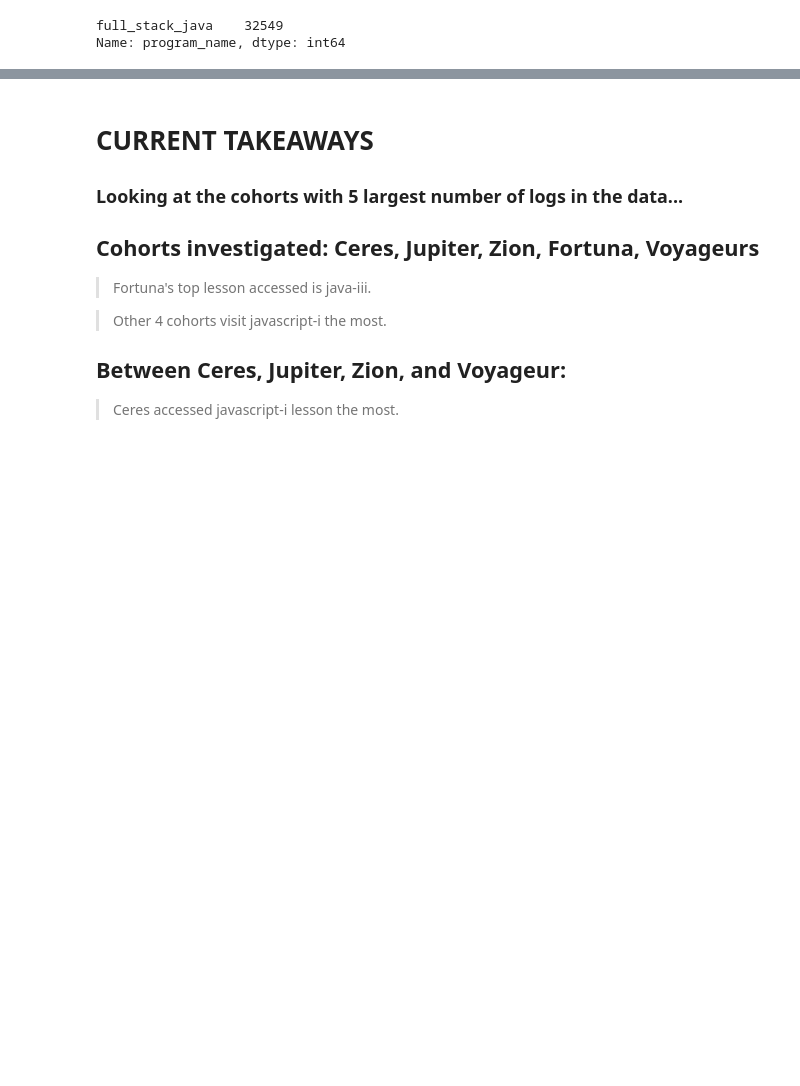
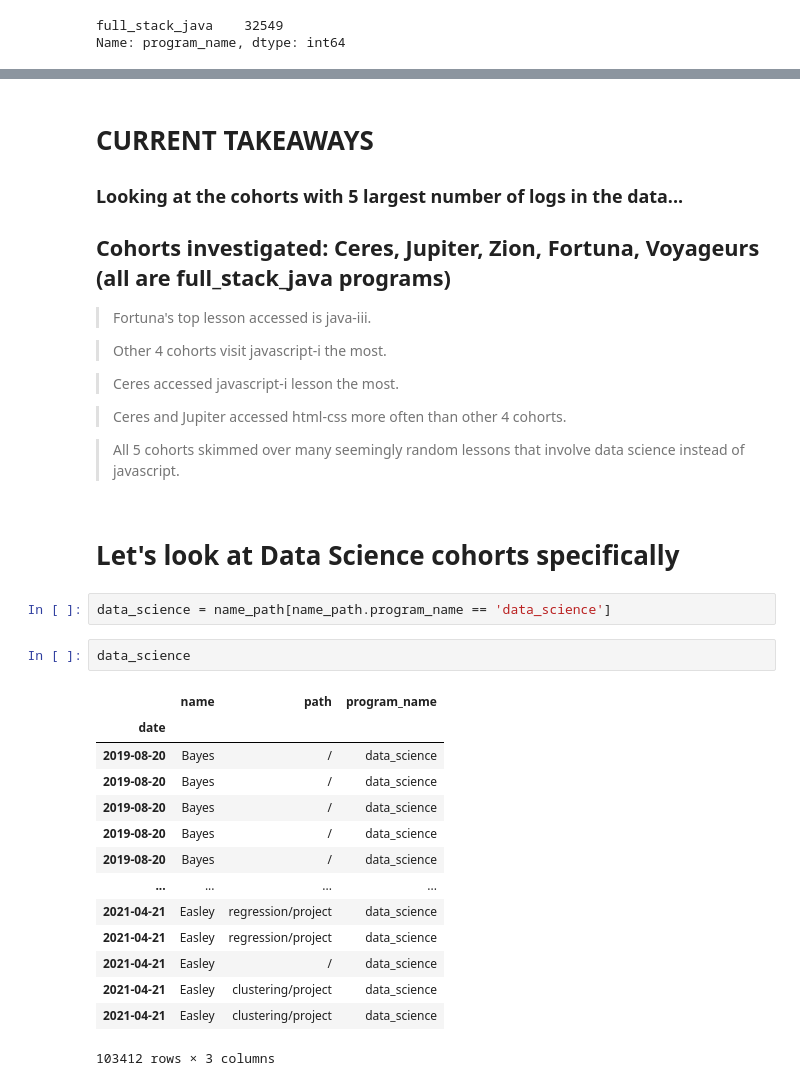
Before and after one commit to Yvette-Allante-Michael-Naomi/anomaly-project, a Jupyter notebook: explore_notebook_michael.ipynb, the cells around one changed output, grey strips where cells are left out. Saved outputs shown, nothing was run; the diff lists cells and outputs as text; blank space fills up the shorter version.

Commit message:
additional markdown added, data science cohorts investigated

```diff
--- a/explore_notebook_michael.ipynb
+++ b/explore_notebook_michael.ipynb
@@ -497,11 +545,35 @@ Name: path, dtype: int64
 
 ### Looking at the cohorts with 5 largest number of logs in the data...
 
-## Cohorts investigated: Ceres, Jupiter, Zion, Fortuna, Voyageurs
+## Cohorts investigated: Ceres, Jupiter, Zion, Fortuna, Voyageurs (all are full_stack_java programs)
 
 > Fortuna's top lesson accessed is java-iii.
 
 > Other 4 cohorts visit javascript-i the most.
-## Between Ceres, Jupiter, Zion, and Voyageur:
 
 > Ceres accessed javascript-i lesson the most.
+
+> Ceres and Jupiter accessed html-css more often than other 4 cohorts.
+
+> All 5 cohorts skimmed over many seemingly random lessons that involve data science instead of javascript.
+# %% [markdown]
+# Let's look at Data Science cohorts specifically
+# %%
+data_science = name_path[name_path.program_name == 'data_science']
+# %%
+data_science
+# %% [output]
+|  | name | path | program_name |
+| date |  |  |  |
+| 2019-08-20 | Bayes | / | data_science |
+| 2019-08-20 | Bayes | / | data_science |
+| 2019-08-20 | Bayes | / | data_science |
+| 2019-08-20 | Bayes | / | data_science |
+| 2019-08-20 | Bayes | / | data_science |
+| ... | ... | ... | ... |
+| 2021-04-21 | Easley | regression/project | data_science |
+| 2021-04-21 | Easley | regression/project | data_science |
+| 2021-04-21 | Easley | / | data_science |
+| 2021-04-21 | Easley | clustering/project | data_science |
+| 2021-04-21 | Easley | clustering/project | data_science |
+103412 rows × 3 columns
```
Also changed, not shown: parts of 46 cells of this notebook.
